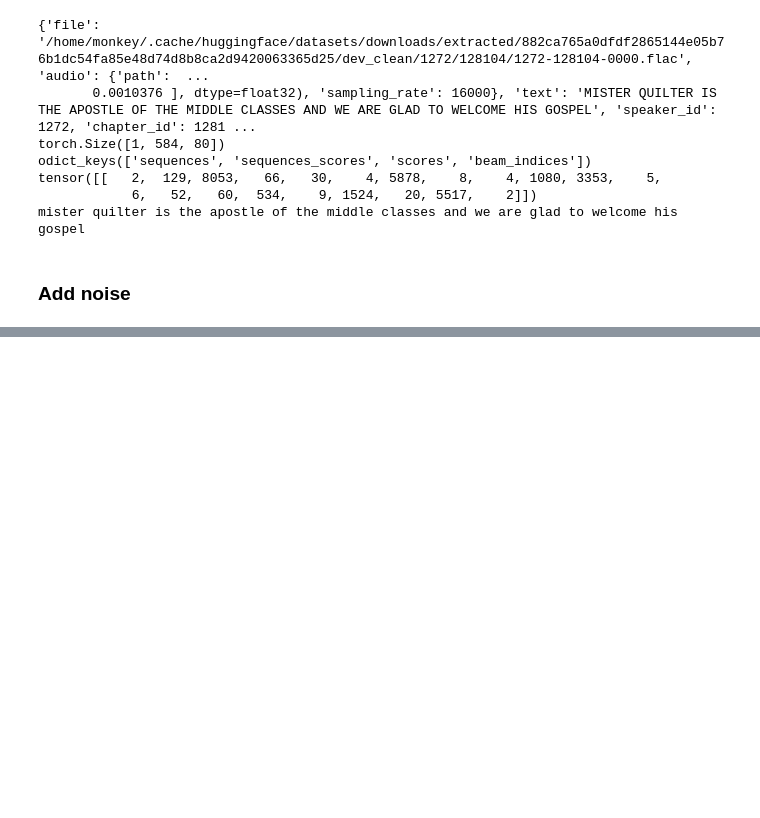
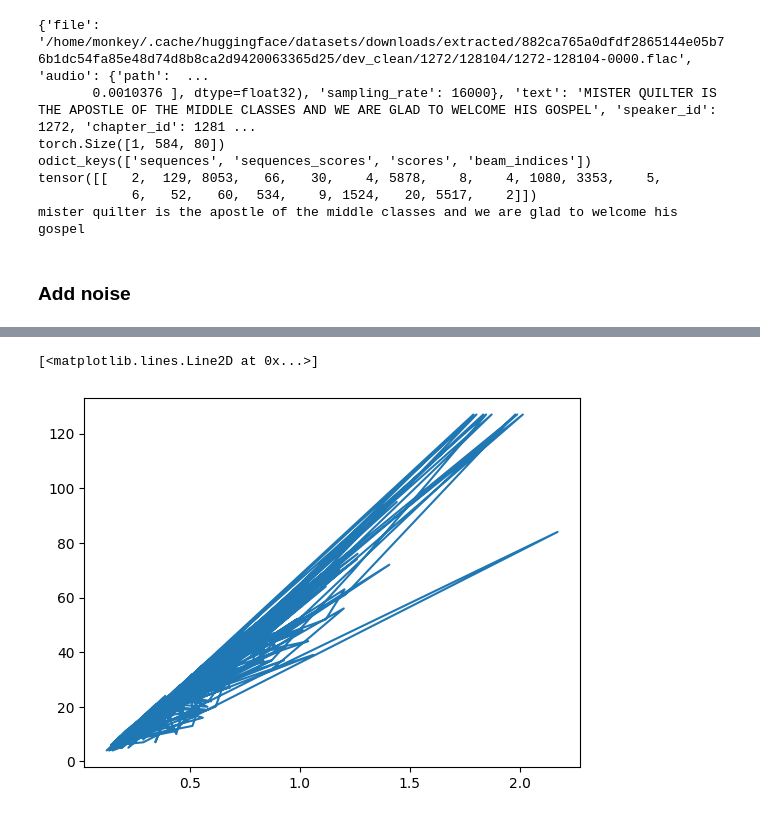
Before and after one commit to yul091/ASR_Uncertainty, a Jupyter notebook: my_test.ipynb, the cells around one changed output, grey strips where cells are left out. Cells and saved outputs as stored; diff of their text form; code cells hidden in the pictures; blank space fills up the shorter version.

```diff
--- a/my_test.ipynb
+++ b/my_test.ipynb
@@ -559,0 +615,5 @@ print("w: {}".format(w.shape))
+# %%
+plt.plot(latency[1:], [x["pred_len"] for x in all_ue_dicts][1:], label="entropy")
+# %% [output]
+[<matplotlib.lines.Line2D at 0x...>]
+[figure, added]
```
Also changed, not shown: parts of 3 cells of this notebook, 3 other files.
